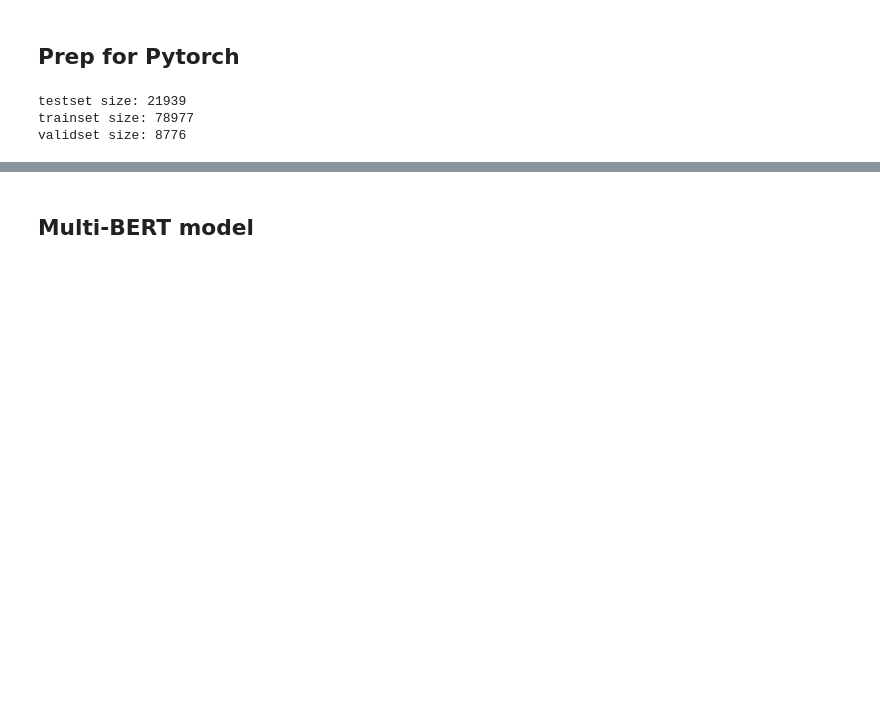
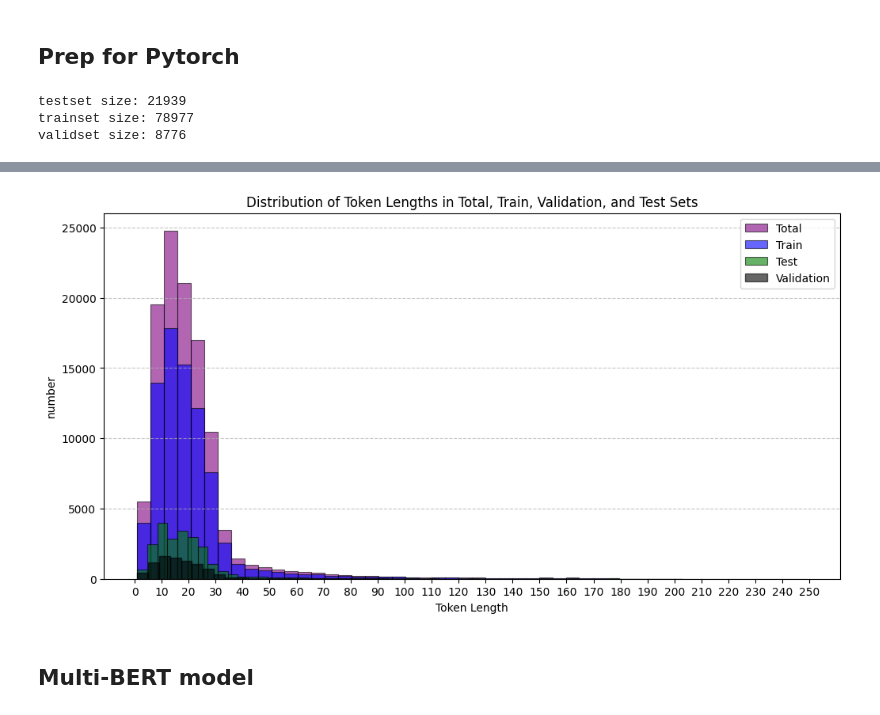
Before and after one commit to yi-juho/-K_MHAS-_HuggingFace_dataset_MultiBERT_shared, a Jupyter notebook: [K_MHAS]_HuggingFace_dataset_MultiBERT_shared.ipynb, the cells around one changed output, grey strips where cells are left out. Saved outputs shown, nothing was run; the diff lists cells and outputs as text; code cells hidden in the pictures; blank space fills up the shorter version.

```diff
--- a/[K_MHAS]_HuggingFace_dataset_MultiBERT_shared.ipynb
+++ b/[K_MHAS]_HuggingFace_dataset_MultiBERT_shared.ipynb
@@ -296,3 +400,39 @@ validset size: 8776
+# %%
+import matplotlib.pyplot as plt
+import numpy as np
+
+# ✅ 각 데이터셋의 토큰 길이 계산
+train_token_lens = [len(tokenizer.tokenize(sentence)) for sentence in dataset["train"]["text"]]
+validation_token_lens = [len(tokenizer.tokenize(sentence)) for sentence in dataset["validation"]["text"]]
+test_token_lens = [len(tokenizer.tokenize(sentence)) for sentence in dataset["test"]["text"]]
+all_token_lens = train_token_lens + validation_token_lens + test_token_lens
+
+# ✅ 전체, train, validation, test 데이터셋의 토큰 길이 분포 시각화
+plt.figure(figsize=(12, 6))
+
+# ✅ 전체 데이터셋 토큰 길이 분포
+plt.hist(all_token_lens, bins=50, color='purple', alpha=0.6, label="Total", edgecolor='black', linewidth=0.8)
+
+# ✅ Train 데이터셋 토큰 길이 분포
+plt.hist(train_token_lens, bins=50, color='blue', alpha=0.6, label="Train", edgecolor='black', linewidth=0.8)
+
+# ✅ Test 데이터셋 토큰 길이 분포
+plt.hist(test_token_lens, bins=50, color='green', alpha=0.6, label="Test", edgecolor='black', linewidth=0.8)
+
+# ✅ Validation 데이터셋 토큰 길이 분포
+plt.hist(validation_token_lens, bins=50, color='black', alpha=0.6, label="Validation", edgecolor='black', linewidth=1)
+
+# ✅ X축 세부 라벨링
+plt.xticks(np.arange(0, max(all_token_lens)+10, step=10))  # 10단위로 라벨링
+
+plt.xlabel("Token Length")
+plt.ylabel("number")
+plt.title("Distribution of Token Lengths in Total, Train, Validation, and Test Sets")
+plt.legend()
+plt.grid(axis='y', linestyle='--', alpha=0.7)
+plt.show()
+# %% [output]
+[figure, added]
 # %% [markdown]
 ## Multi-BERT model
 # %% [markdown]
```
Also changed, not shown: parts of 5 cells of this notebook.
